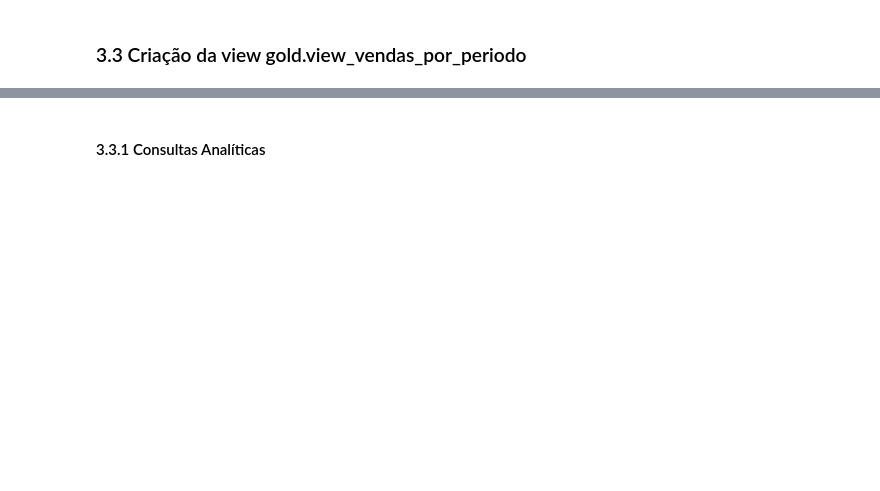
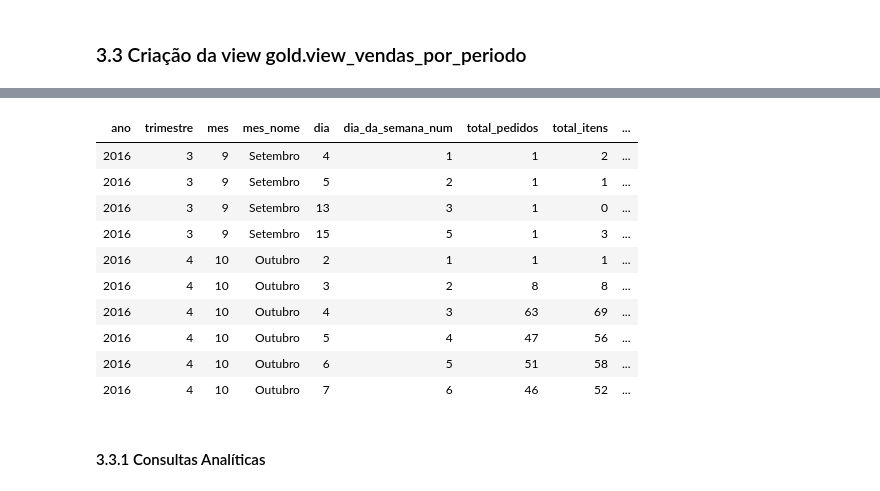
Before and after one commit to AmandaCLima/RocketLabDados-2025.2, a Jupyter notebook: Atividade03 - Pyspark/Atividade3_silver_to_gold.ipynb.ipynb, the cells around one changed output, grey strips where cells are left out. Cells and saved outputs as stored; diff of their text form; code cells hidden in the pictures; blank space fills up the shorter version.

```diff
--- a/Atividade03 - Pyspark/Atividade3_silver_to_gold.ipynb.ipynb
+++ b/Atividade03 - Pyspark/Atividade3_silver_to_gold.ipynb.ipynb
@@ -537,3 +444,70 @@ view_vendas_por_periodo_df.write \
+# %%
+%sql
+CREATE OR REPLACE VIEW medalhao.gold.view_vendas_por_periodo AS
+WITH juncao_vendas_tempo  AS (
+    SELECT
+        t.ano,
+        t.trimestre,
+        t.mes,
+        t.dia,
+        t.dia_da_semana_num,
+        -- Conta o total de pedidos de diferentes ids
+        CAST(COUNT(DISTINCT v.id_pedido) AS BIGINT) AS total_pedidos,
+        CAST(COUNT(v.id_item) AS BIGINT) AS total_itens,
+
+        CAST(SUM(v.valor_total_item_brl) AS DECIMAL(12,2)) AS receita_total_brl,
+        CAST(SUM(v.valor_total_item_usd) AS DECIMAL(12,2)) AS receita_total_usd,
+        CAST(AVG(v.valor_total_item_brl) AS DECIMAL(12,2)) AS ticket_medio_brl,
+        CAST(AVG(v.avaliacao_pedido) AS DECIMAL(3,2)) AS avaliacao_media
+
+    FROM medalhao.gold.ft_vendas_geral v
+    INNER JOIN medalhao.gold.dm_tempo t
+        ON v.fk_tempo = t.sk_tempo
+    GROUP BY
+        t.ano,
+        t.trimestre,
+        t.mes,
+        t.dia,
+        t.dia_da_semana_num
+)
+-- Para obter nome do mês
+SELECT
+    j.ano,
+    j.trimestre,
+    j.mes,
+    d.mes_nome,
+    j.dia,
+    j.dia_da_semana_num,
+    j.total_pedidos,
+    j.total_itens,
+    j.receita_total_brl,
+    j.receita_total_usd,
+    j.ticket_medio_brl,
+    j.avaliacao_media
+FROM juncao_vendas_tempo j
+LEFT JOIN (
+    SELECT DISTINCT ano, trimestre, mes, mes_nome
+    FROM medalhao.gold.dm_tempo
+) d
+USING (ano, trimestre, mes)
+
+ORDER BY ano, trimestre, mes, dia;
+
+SELECT *
+FROM medalhao.gold.view_vendas_por_periodo
+LIMIT 10;
+# %% [output]
+| ano | trimestre | mes | mes_nome | dia | dia_da_semana_num | total_pedidos | total_itens | ... |
+| 2016 | 3 | 9 | Setembro | 4 | 1 | 1 | 2 | ... |
+| 2016 | 3 | 9 | Setembro | 5 | 2 | 1 | 1 | ... |
+| 2016 | 3 | 9 | Setembro | 13 | 3 | 1 | 0 | ... |
+| 2016 | 3 | 9 | Setembro | 15 | 5 | 1 | 3 | ... |
+| 2016 | 4 | 10 | Outubro | 2 | 1 | 1 | 1 | ... |
+| 2016 | 4 | 10 | Outubro | 3 | 2 | 8 | 8 | ... |
+| 2016 | 4 | 10 | Outubro | 4 | 3 | 63 | 69 | ... |
+| 2016 | 4 | 10 | Outubro | 5 | 4 | 47 | 56 | ... |
+| 2016 | 4 | 10 | Outubro | 6 | 5 | 51 | 58 | ... |
+| 2016 | 4 | 10 | Outubro | 7 | 6 | 46 | 52 | ... |
 # %% [markdown]
 #### 3.3.1 Consultas Analíticas
 # %%
```
Also changed, not shown: parts of 14 cells of this notebook.
